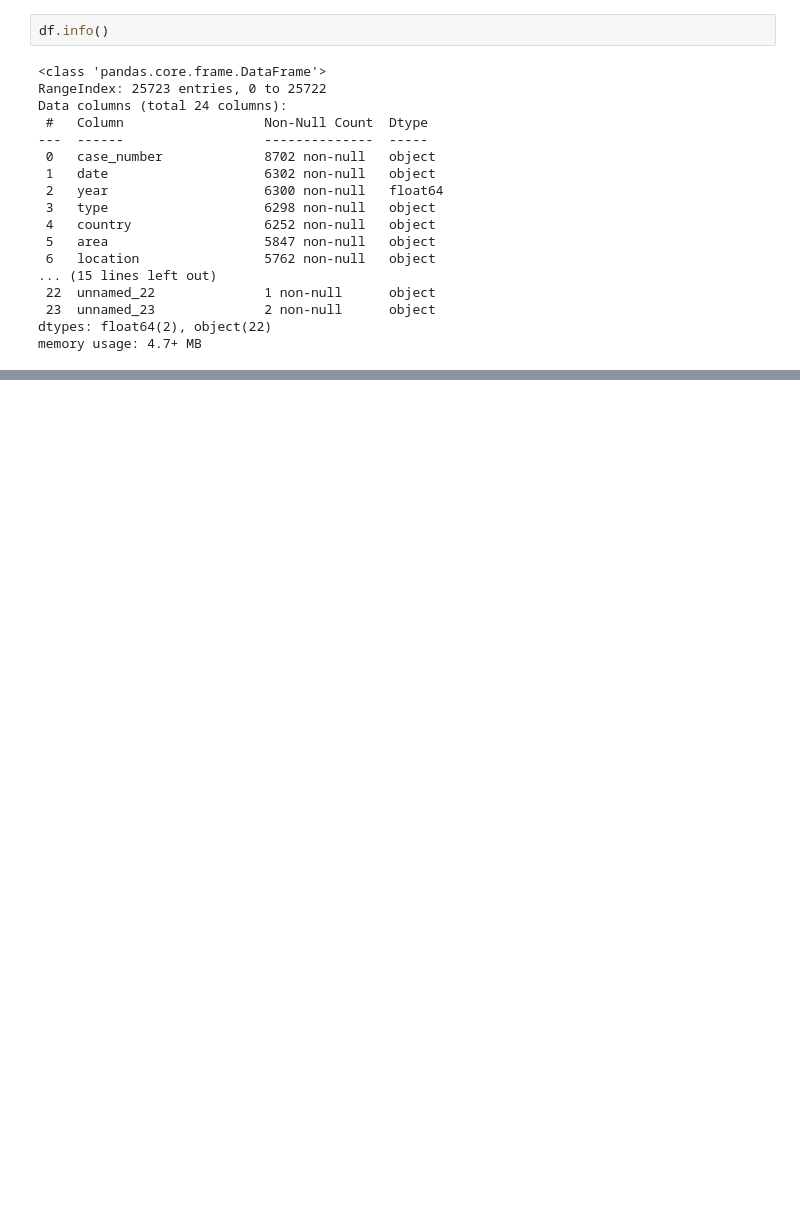
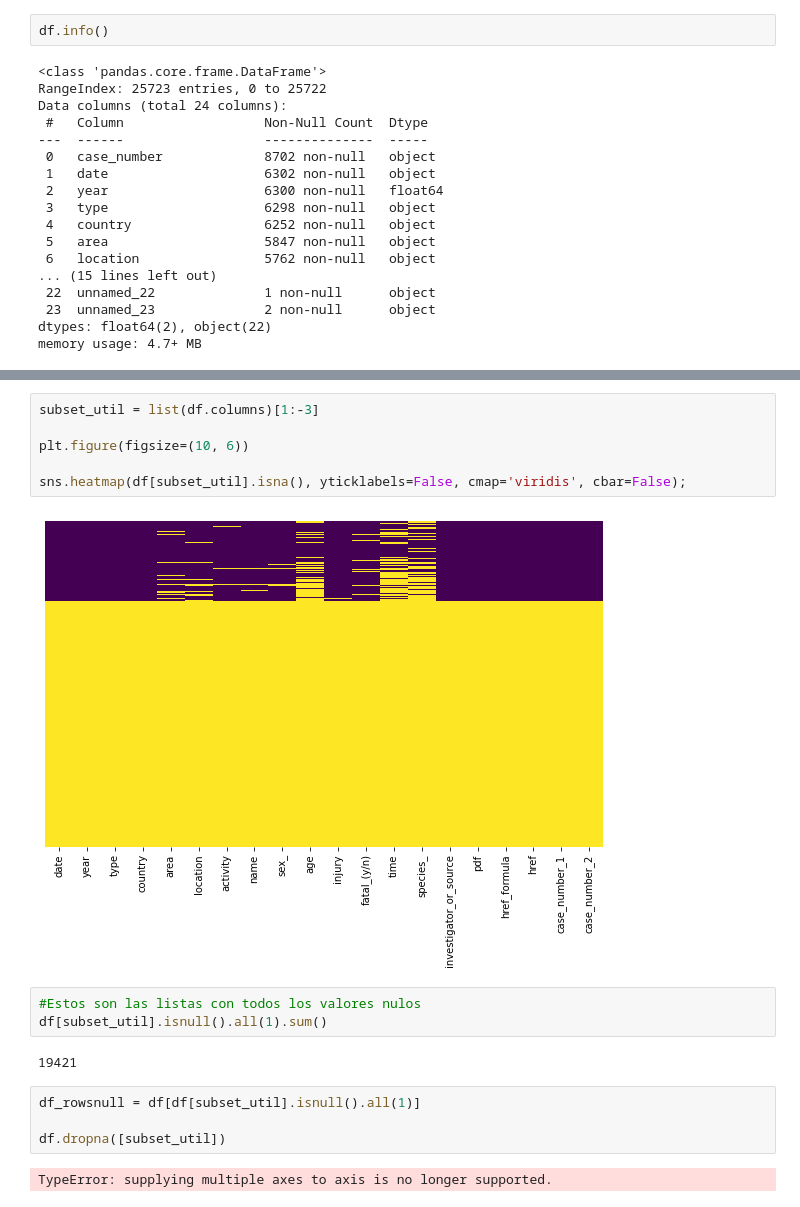
Before and after one commit to trabalong/project1_global_shark_attacks, a Jupyter notebook: notebooks/notebook1.ipynb, the cells around one changed output, grey strips where cells are left out. Drawn from its saved outputs; the diff is of its cells as text; blank space fills up the shorter version.

```diff
--- a/notebooks/notebook1.ipynb
+++ b/notebooks/notebook1.ipynb
@@ -103,0 +52,19 @@ Name: unnamed_23, dtype: int64
+# %%
+subset_util = list(df.columns)[1:-3]
+
+plt.figure(figsize=(10, 6))
+
+sns.heatmap(df[subset_util].isna(), yticklabels=False, cmap='viridis', cbar=False);
+# %% [output]
+[figure, added]
+# %%
+#Estos son las listas con todos los valores nulos
+df[subset_util].isnull().all(1).sum()
+# %% [output]
+19421
+# %%
+df_rowsnull = df[df[subset_util].isnull().all(1)]
+
+df.dropna([subset_util])
+# %% [output]
+TypeError: supplying multiple axes to axis is no longer supported.
```
Also changed, not shown: parts of 18 cells of this notebook.
